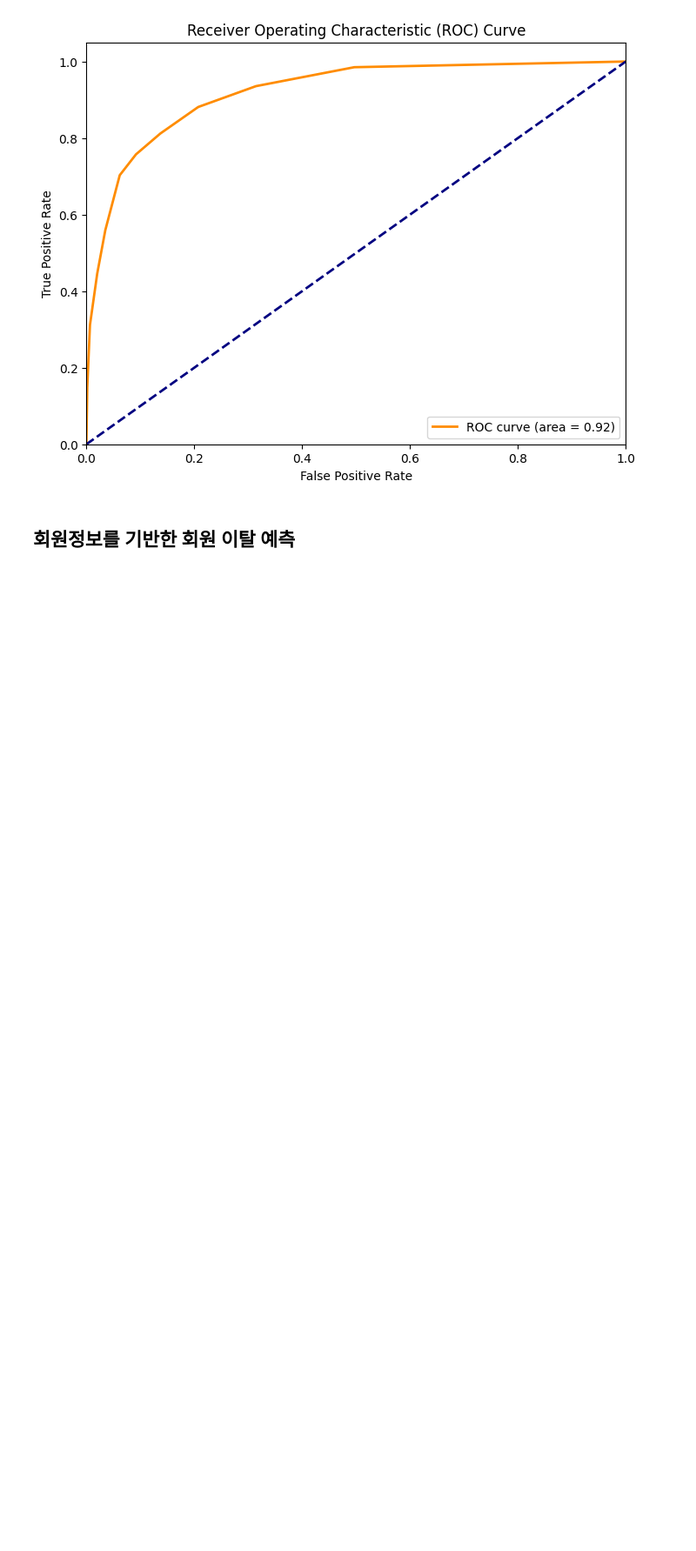
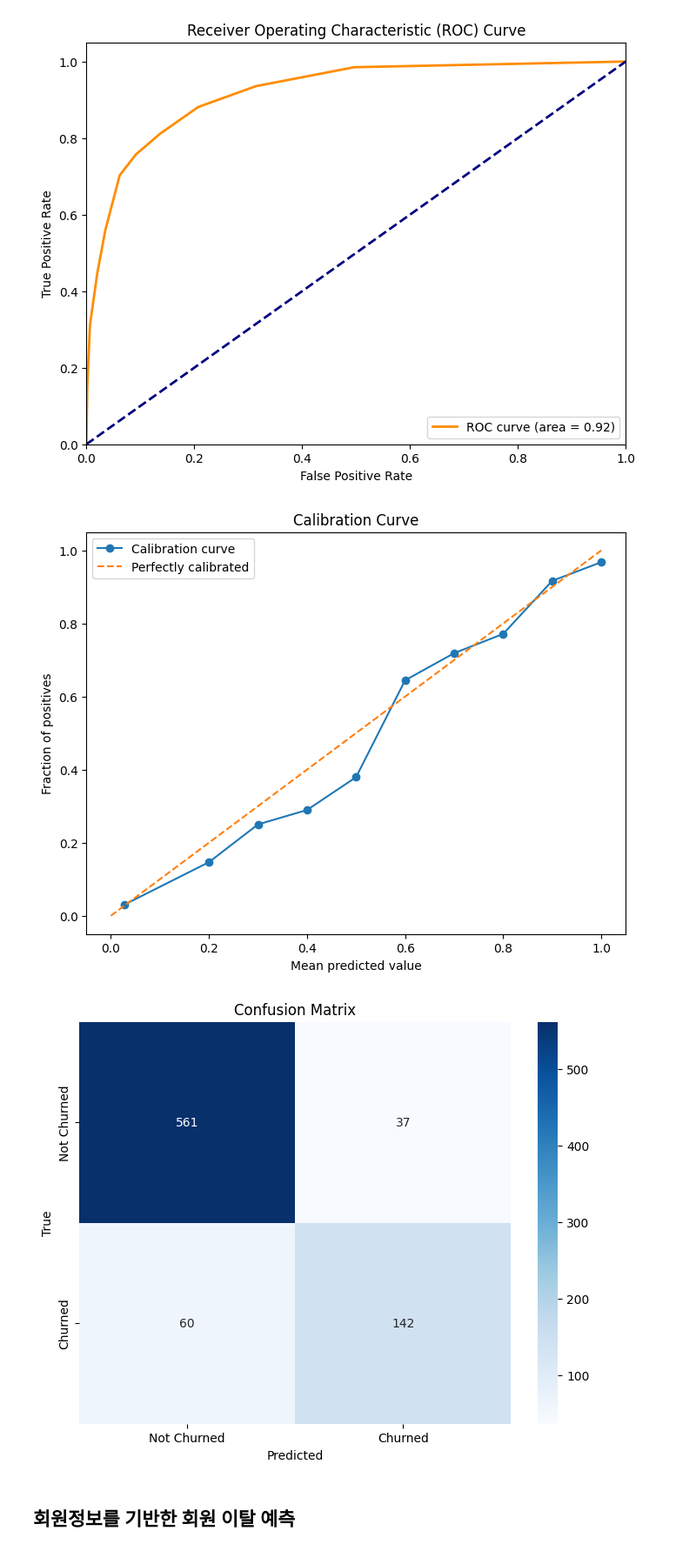
Before and after one commit to SKNETWORKS-FAMILY-AICAMP/SKN09-2nd-5Team, a Jupyter notebook: ml_tested_list/knn.ipynb, the cells around one changed output. Shown: that part at 87% size. Saved outputs shown, nothing was run; the diff lists cells and outputs as text; code cells hidden in the pictures; blank space fills up the shorter version.

Commit message:
add_streamlit_and_add_images

```diff
--- a/ml_tested_list/knn.ipynb
+++ b/ml_tested_list/knn.ipynb
@@ -188,6 +188,41 @@ weighted avg       0.88      0.88      0.88       800
 
 모델 정확도: 0.8788
 [figure]
+# %%
+from sklearn.metrics import classification_report, confusion_matrix, accuracy_score, auc
+from sklearn.calibration import calibration_curve
+import matplotlib.pyplot as plt
+import seaborn as sns
+
+# -----------------------
+# Calibration Curve
+# -----------------------
+fraction_of_positives, mean_predicted_value = calibration_curve(y_test, y_prob, n_bins=10)
+
+# Plot the calibration curve
+plt.figure(figsize=(8, 6))
+plt.plot(mean_predicted_value, fraction_of_positives, marker='o', label='Calibration curve')
+plt.plot([0, 1], [0, 1], linestyle='--', label='Perfectly calibrated')
+plt.xlabel('Mean predicted value')
+plt.ylabel('Fraction of positives')
+plt.title('Calibration Curve')
+plt.legend()
+plt.show()
+
+# -----------------------
+# Confusion Matrix Visualization
+# -----------------------
+cm = confusion_matrix(y_test, y_pred)
+
+plt.figure(figsize=(8, 6))
+sns.heatmap(cm, annot=True, fmt='d', cmap='Blues', xticklabels=['Not Churned', 'Churned'], yticklabels=['Not Churned', 'Churned'])
+plt.xlabel('Predicted')
+plt.ylabel('True')
+plt.title('Confusion Matrix')
+plt.show()
+# %% [output]
+[figure, added]
+[figure, added]
 # %% [markdown]
 ## 회원정보를 기반한 회원 이탈 예측
 # %%
```
Also changed, not shown: parts of 1 cell of this notebook, 11 other files.
